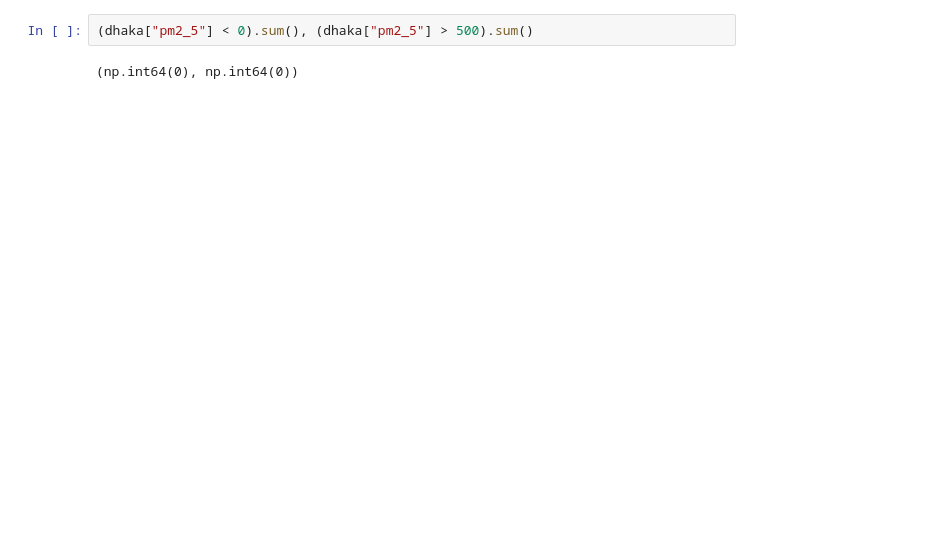
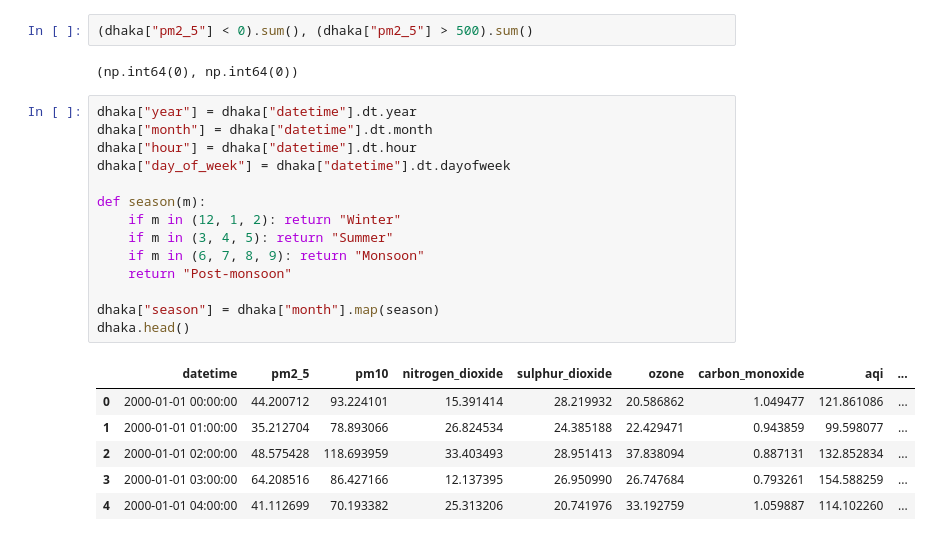
Before and after one commit to jaimulhaque/dhaka-air-quality-analysis, a Jupyter notebook: notebooks/01_data_loading_cleaning.ipynb, the cells around one changed output. Saved outputs shown, nothing was run; the diff lists cells and outputs as text; blank space fills up the shorter version.

```diff
--- a/notebooks/01_data_loading_cleaning.ipynb
+++ b/notebooks/01_data_loading_cleaning.ipynb
@@ -184,3 +184,24 @@ dhaka.describe().T
 (dhaka["pm2_5"] < 0).sum(), (dhaka["pm2_5"] > 500).sum()
 # %% [output]
 (np.int64(0), np.int64(0))
+# %%
+dhaka["year"] = dhaka["datetime"].dt.year
+dhaka["month"] = dhaka["datetime"].dt.month
+dhaka["hour"] = dhaka["datetime"].dt.hour
+dhaka["day_of_week"] = dhaka["datetime"].dt.dayofweek
+
+def season(m):
+    if m in (12, 1, 2): return "Winter"
+    if m in (3, 4, 5): return "Summer"
+    if m in (6, 7, 8, 9): return "Monsoon"
+    return "Post-monsoon"
+
+dhaka["season"] = dhaka["month"].map(season)
+dhaka.head()
+# %% [output]
+|  | datetime | pm2_5 | pm10 | nitrogen_dioxide | sulphur_dioxide | ozone | carbon_monoxide | aqi | ... |
+| 0 | 2000-01-01 00:00:00 | 44.200712 | 93.224101 | 15.391414 | 28.219932 | 20.586862 | 1.049477 | 121.861086 | ... |
+| 1 | 2000-01-01 01:00:00 | 35.212704 | 78.893066 | 26.824534 | 24.385188 | 22.429471 | 0.943859 | 99.598077 | ... |
+| 2 | 2000-01-01 02:00:00 | 48.575428 | 118.693959 | 33.403493 | 28.951413 | 37.838094 | 0.887131 | 132.852834 | ... |
+| 3 | 2000-01-01 03:00:00 | 64.208516 | 86.427166 | 12.137395 | 26.950990 | 26.747684 | 0.793261 | 154.588259 | ... |
+| 4 | 2000-01-01 04:00:00 | 41.112699 | 70.193382 | 25.313206 | 20.741976 | 33.192759 | 1.059887 | 114.102260 | ... |
```
